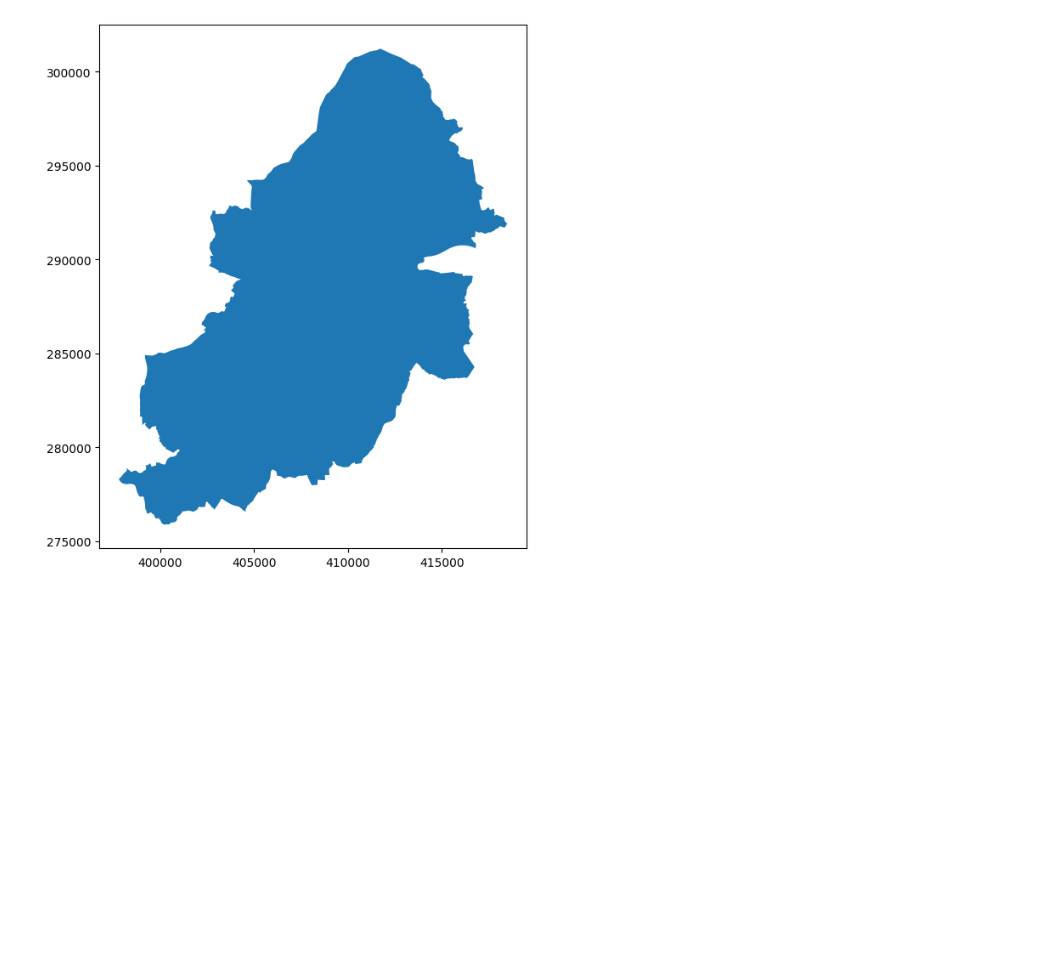
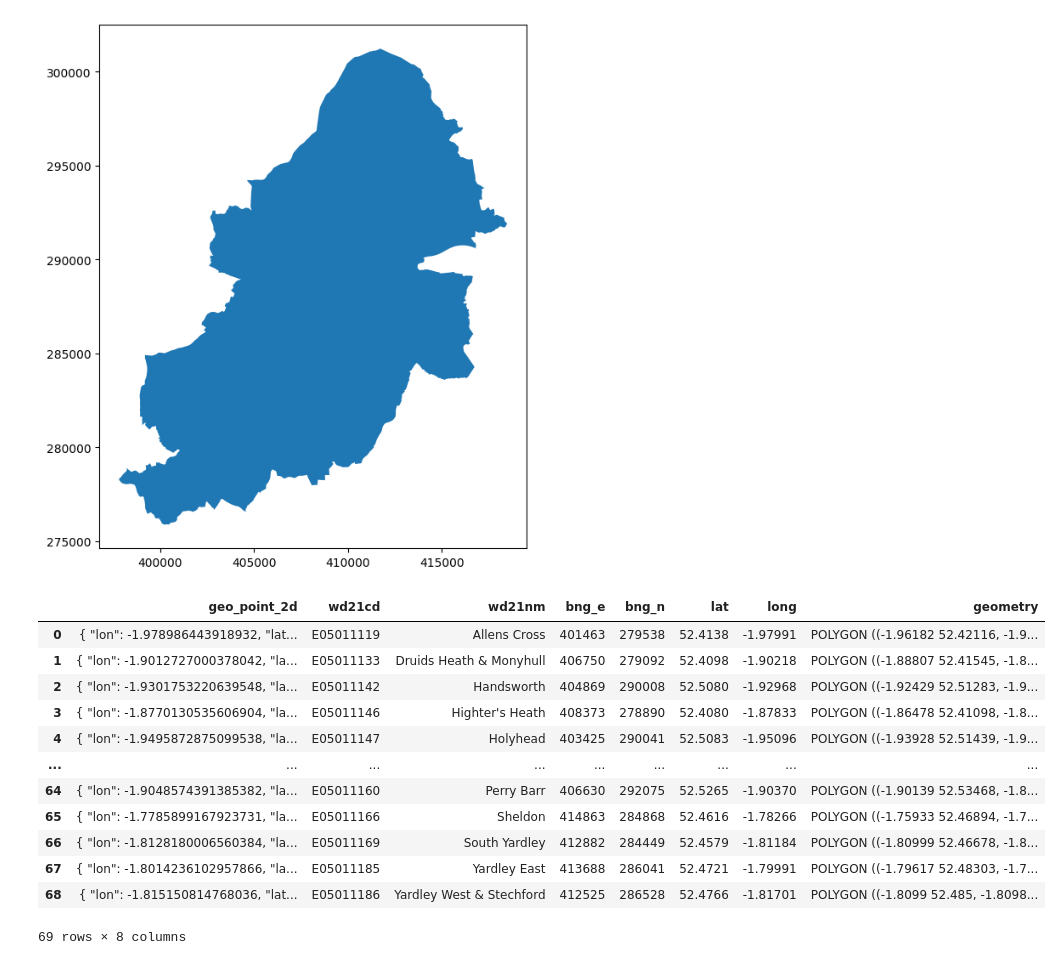
Before and after one commit to suslowim/data_analysis, a Jupyter notebook: postcodes/geopandas.ipynb, the cells around one changed output. Saved outputs shown, nothing was run; the diff lists cells and outputs as text; code cells hidden in the pictures; blank space fills up the shorter version.

```diff
--- a/postcodes/geopandas.ipynb
+++ b/postcodes/geopandas.ipynb
@@ -34,3 +35,22 @@ birmingham.plot(figsize=(8, 8))
 # %% [output]
 <Axes: >
 [figure]
+# %%
+path_bham_wards = path_data / "geojson" / "boundaries-wards-birmingham.geojson"
+path_bham_wards.exists()
+bham_wards = gp.read_file(path_bham_wards)
+bham_wards
+# %% [output]
+|  | geo_point_2d | wd21cd | wd21nm | bng_e | bng_n | lat | long | geometry |
+| 0 | { "lon": -1.978986443918932, "lat... | E05011119 | Allens Cross | 401463 | 279538 | 52.4138 | -1.97991 | POLYGON ((-1.96182 52.42116, -1.9... |
+| 1 | { "lon": -1.9012727000378042, "la... | E05011133 | Druids Heath & Monyhull | 406750 | 279092 | 52.4098 | -1.90218 | POLYGON ((-1.88807 52.41545, -1.8... |
+| 2 | { "lon": -1.9301753220639548, "la... | E05011142 | Handsworth | 404869 | 290008 | 52.5080 | -1.92968 | POLYGON ((-1.92429 52.51283, -1.9... |
+| 3 | { "lon": -1.8770130535606904, "la... | E05011146 | Highter's Heath | 408373 | 278890 | 52.4080 | -1.87833 | POLYGON ((-1.86478 52.41098, -1.8... |
+| 4 | { "lon": -1.9495872875099538, "la... | E05011147 | Holyhead | 403425 | 290041 | 52.5083 | -1.95096 | POLYGON ((-1.93928 52.51439, -1.9... |
+| ... | ... | ... | ... | ... | ... | ... | ... | ... |
+| 64 | { "lon": -1.9048574391385382, "la... | E05011160 | Perry Barr | 406630 | 292075 | 52.5265 | -1.90370 | POLYGON ((-1.90139 52.53468, -1.8... |
+| 65 | { "lon": -1.7785899167923731, "la... | E05011166 | Sheldon | 414863 | 284868 | 52.4616 | -1.78266 | POLYGON ((-1.75933 52.46894, -1.7... |
+| 66 | { "lon": -1.8128180006560384, "la... | E05011169 | South Yardley | 412882 | 284449 | 52.4579 | -1.81184 | POLYGON ((-1.80999 52.46678, -1.8... |
+| 67 | { "lon": -1.8014236102957866, "la... | E05011185 | Yardley East | 413688 | 286041 | 52.4721 | -1.79991 | POLYGON ((-1.79617 52.48303, -1.7... |
+| 68 | { "lon": -1.815150814768036, "lat... | E05011186 | Yardley West & Stechford | 412525 | 286528 | 52.4766 | -1.81701 | POLYGON ((-1.8099 52.485, -1.8098... |
+69 rows × 8 columns
```
Also changed, not shown: parts of 3 cells of this notebook, 2 other files.
